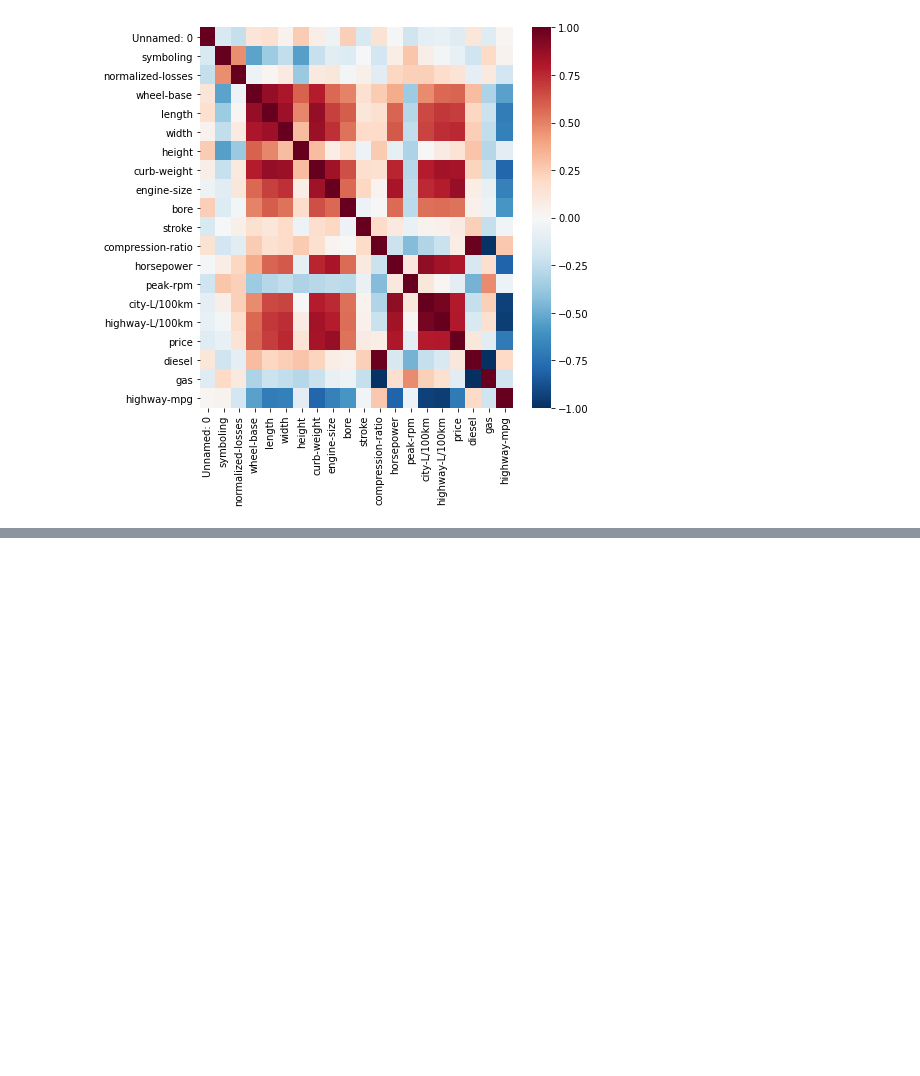
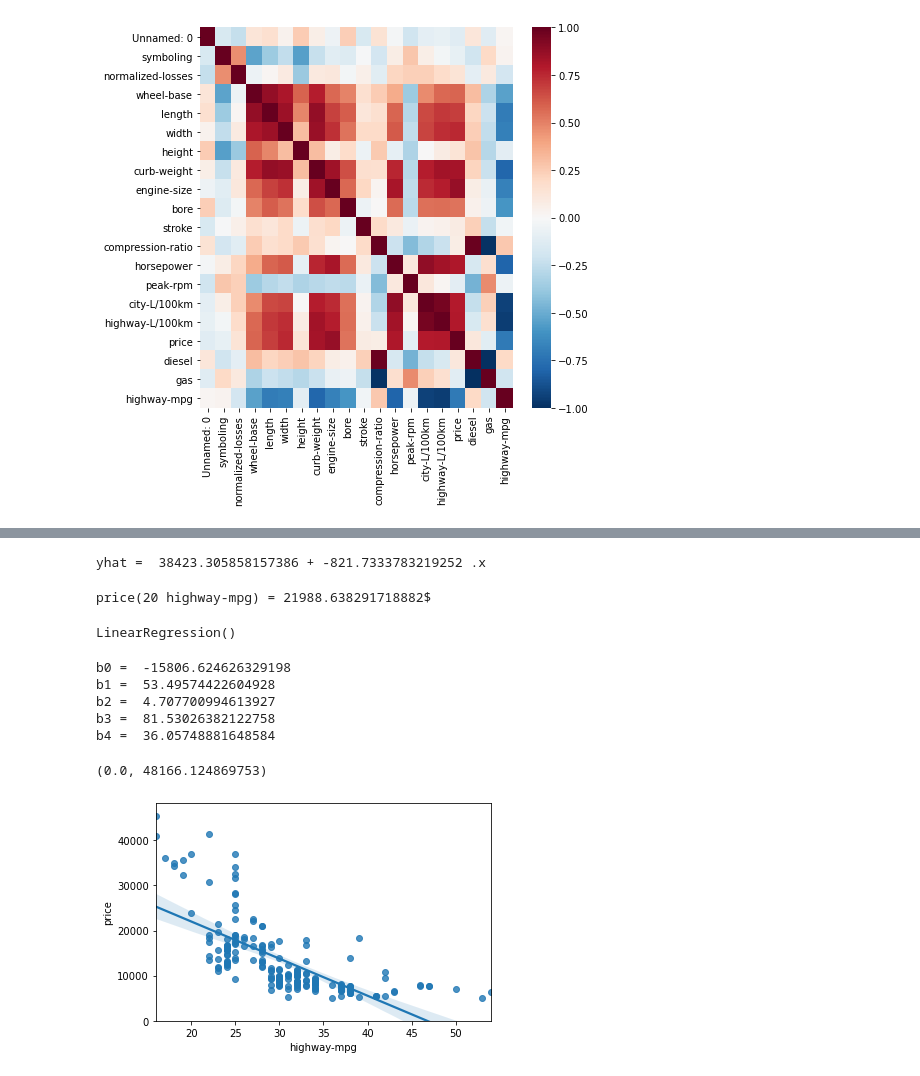
Before and after one commit to manimanis/DA0101EN, a Jupyter notebook: labs/anova.ipynb, the cells around one changed output, grey strips where cells are left out. Drawn from its saved outputs; the diff is of its cells as text; code cells hidden in the pictures; blank space fills up the shorter version.

```diff
--- a/labs/anova.ipynb
+++ b/labs/anova.ipynb
@@ -104,0 +115,4 @@ sns.heatmap(df.corr(), cmap="RdBu_r")
+# %%
+print("yhat = ", lr.intercept_, "+", lr.coef_[0], ".x")
+# %% [output]
+yhat =  38423.305858157386 + -821.7333783219252 .x
@@ -104,0 +121,32 @@ sns.heatmap(df.corr(), cmap="RdBu_r")
+# %%
+yhat = lr.predict(x)
+print(f"price({x.iloc[0][0]} highway-mpg) = {yhat[0]}$")
+# %% [output]
+price(20 highway-mpg) = 21988.638291718882$
+# %%
+# define the predictor variables
+X = df[['horsepower', 'curb-weight', 'engine-size', 'highway-mpg']]
+y = df['price']
+# Use linear regression
+mlr = LinearRegression()
+mlr.fit(X, y)
+# %% [output]
+LinearRegression()
+# %%
+print('b0 = ', mlr.intercept_)
+print('b1 = ', mlr.coef_[0])
+print('b2 = ', mlr.coef_[1])
+print('b3 = ', mlr.coef_[2])
+print('b4 = ', mlr.coef_[3])
+# %% [output]
+b0 =  -15806.624626329198
+b1 =  53.49574422604928
+b2 =  4.707700994613927
+b3 =  81.53026382122758
+b4 =  36.05748881648584
+# %%
+sns.regplot(x="highway-mpg", y="price", data=df)
+plt.ylim(0)
+# %% [output]
+(0.0, 48166.124869753)
+[figure, added]
```
Also changed, not shown: parts of 11 cells of this notebook, 14 other files.
